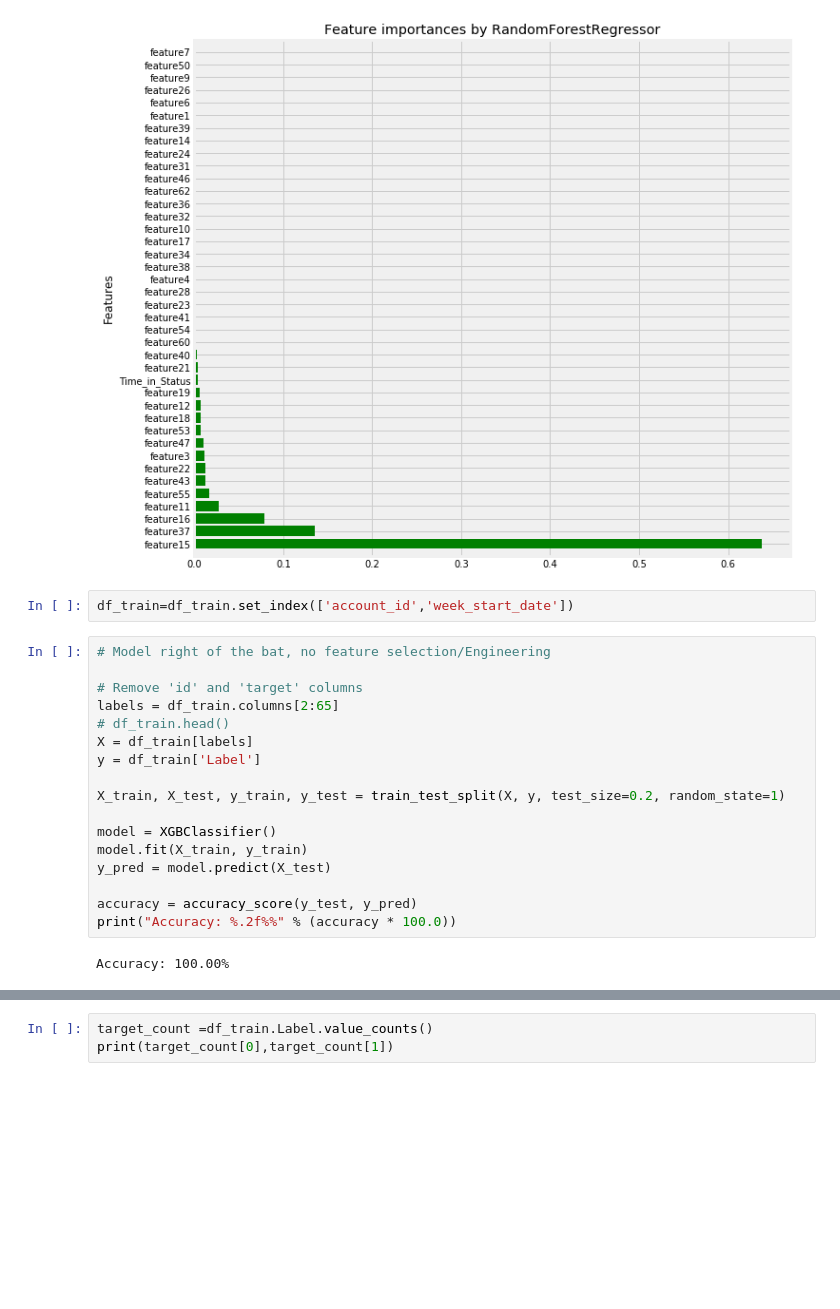
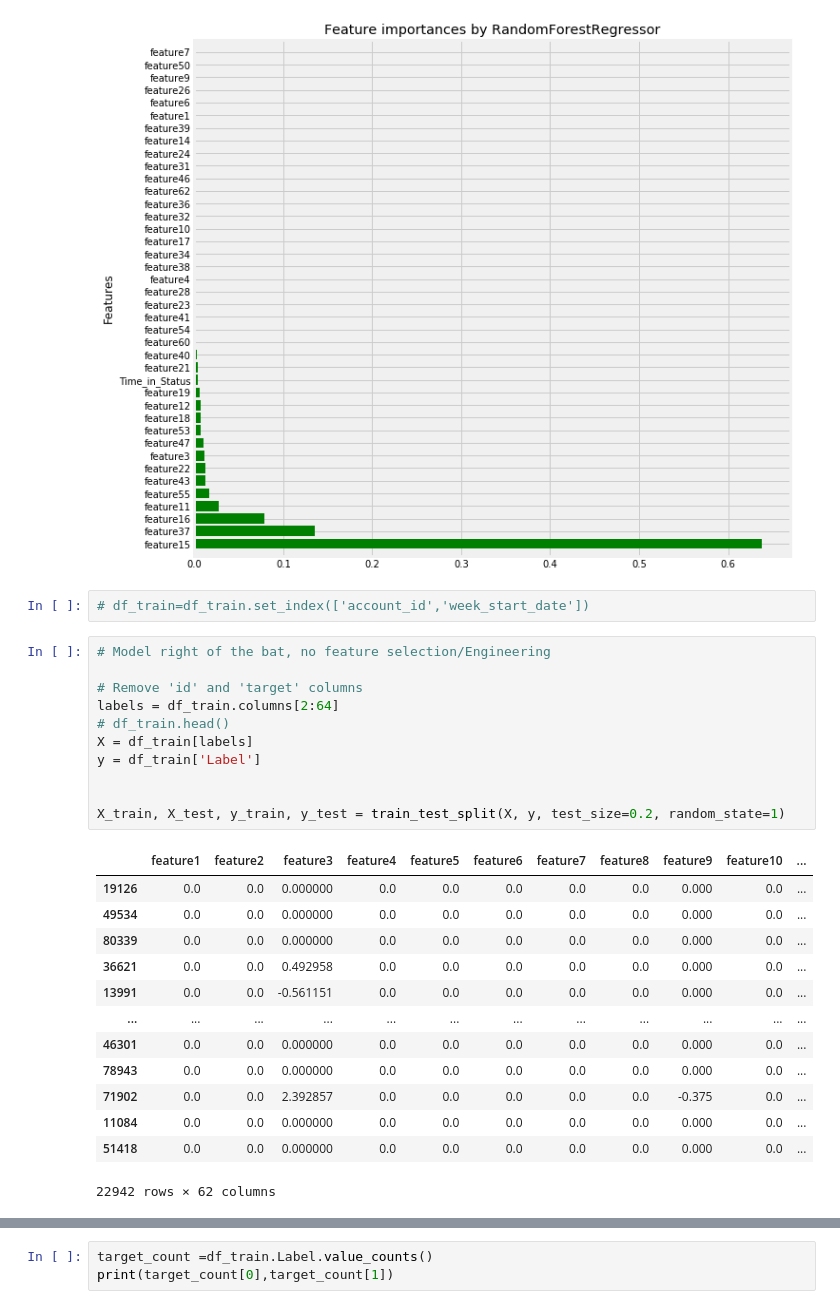
Before and after one commit to Pranav63/INeuron_Assignments, a Jupyter notebook: SMOTE_CSB.ipynb, the cells around one changed output, grey strips where cells are left out. Saved outputs shown, nothing was run; the diff lists cells and outputs as text; blank space fills up the shorter version.

```diff
--- a/SMOTE_CSB.ipynb
+++ b/SMOTE_CSB.ipynb
@@ -276,23 +274,29 @@ plt.show()
 # %% [output]
 [figure]
 # %%
-df_train=df_train.set_index(['account_id','week_start_date'])
+# df_train=df_train.set_index(['account_id','week_start_date'])
 # %%
 # Model right of the bat, no feature selection/Engineering
 
 # Remove 'id' and 'target' columns
-labels = df_train.columns[2:65]
+labels = df_train.columns[2:64]
 # df_train.head()
 X = df_train[labels]
 y = df_train['Label']
 
+
 X_train, X_test, y_train, y_test = train_test_split(X, y, test_size=0.2, random_state=1)
-
-model = XGBClassifier()
-model.fit(X_train, y_train)
-y_pred = model.predict(X_test)
-
-accuracy = accuracy_score(y_test, y_pred)
-print("Accuracy: %.2f%%" % (accuracy * 100.0))
 # %% [output]
+|  | feature1 | feature2 | feature3 | feature4 | feature5 | feature6 | feature7 | feature8 | feature9 | feature10 | ... |
+| 19126 | 0.0 | 0.0 | 0.000000 | 0.0 | 0.0 | 0.0 | 0.0 | 0.0 | 0.000 | 0.0 | ... |
+| 49534 | 0.0 | 0.0 | 0.000000 | 0.0 | 0.0 | 0.0 | 0.0 | 0.0 | 0.000 | 0.0 | ... |
+| 80339 | 0.0 | 0.0 | 0.000000 | 0.0 | 0.0 | 0.0 | 0.0 | 0.0 | 0.000 | 0.0 | ... |
+| 36621 | 0.0 | 0.0 | 0.492958 | 0.0 | 0.0 | 0.0 | 0.0 | 0.0 | 0.000 | 0.0 | ... |
+| 13991 | 0.0 | 0.0 | -0.561151 | 0.0 | 0.0 | 0.0 | 0.0 | 0.0 | 0.000 | 0.0 | ... |
+| ... | ... | ... | ... | ... | ... | ... | ... | ... | ... | ... | ... |
+| 46301 | 0.0 | 0.0 | 0.000000 | 0.0 | 0.0 | 0.0 | 0.0 | 0.0 | 0.000 | 0.0 | ... |
+| 78943 | 0.0 | 0.0 | 0.000000 | 0.0 | 0.0 | 0.0 | 0.0 | 0.0 | 0.000 | 0.0 | ... |
+| 71902 | 0.0 | 0.0 | 2.392857 | 0.0 | 0.0 | 0.0 | 0.0 | 0.0 | -0.375 | 0.0 | ... |
+| 11084 | 0.0 | 0.0 | 0.000000 | 0.0 | 0.0 | 0.0 | 0.0 | 0.0 | 0.000 | 0.0 | ... |
+| 51418 | 0.0 | 0.0 | 0.000000 | 0.0 | 0.0 | 0.0 | 0.0 | 0.0 | 0.000 | 0.0 | ... |
-Accuracy: 100.00%
+22942 rows × 62 columns
```
Also changed, not shown: parts of 7 cells of this notebook.
